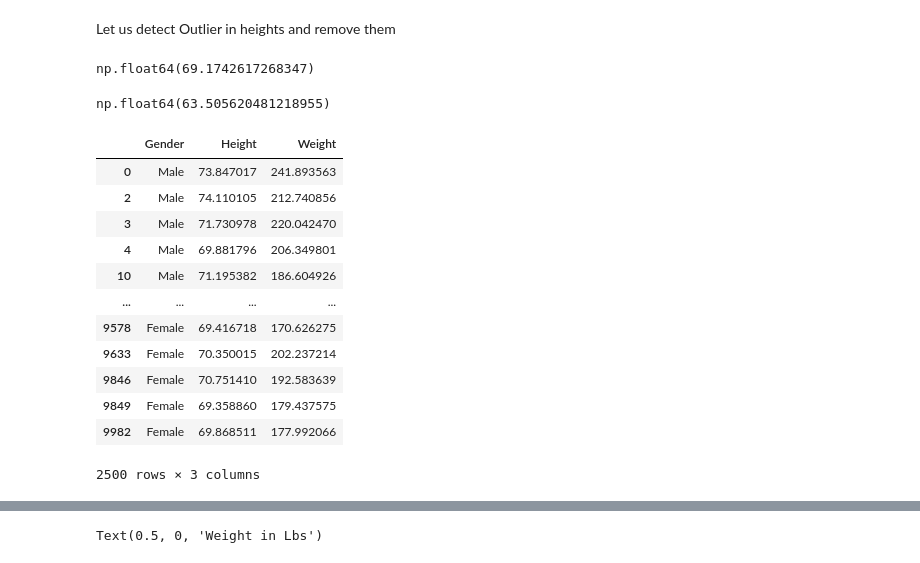
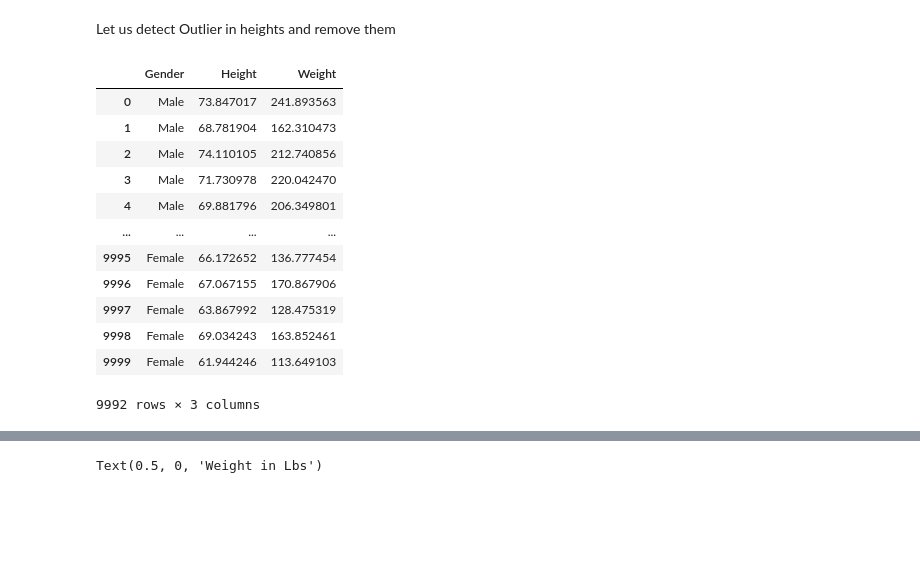
Before and after one commit to Saad-SYEDK/Machine_Learning, a Jupyter notebook: machine_learning.ipynb, the cells around one changed output, grey strips where cells are left out. Drawn from its saved outputs; the diff is of its cells as text; code cells hidden in the pictures; blank space fills up the shorter version.

```diff
--- a/machine_learning.ipynb
+++ b/machine_learning.ipynb
@@ -2502,27 +2502,24 @@ Text(0.5, 0, 'Height in Inches')
 # %% [markdown]
 Let us detect Outlier in heights and remove them
 # %%
-upper_limit, lower_limit = df.Height.quantile(0.75), df.Height.quantile(0.25)
-upper_limit
+q3, q1 = df.Height.quantile(0.75), df.Height.quantile(0.25)
+iqr = q3 - q1
-# %% [output]
-np.float64(69.1742617268347)
 # %%
-lower_limit
+lower_limit, upper_limit = (q1 - 1.5*iqr), (q3 + 1.5*iqr)
-# %% [output]
-np.float64(63.505620481218955)
 # %%
-df[df["Height"] > upper_limit]
+clean_heights = df[(df["Height"] < upper_limit) & (df["Height"] > lower_limit)]
+clean_heights
 # %% [output]
 |  | Gender | Height | Weight |
 | 0 | Male | 73.847017 | 241.893563 |
+| 1 | Male | 68.781904 | 162.310473 |
 | 2 | Male | 74.110105 | 212.740856 |
 | 3 | Male | 71.730978 | 220.042470 |
 | 4 | Male | 69.881796 | 206.349801 |
-| 10 | Male | 71.195382 | 186.604926 |
 | ... | ... | ... | ... |
-| 9578 | Female | 69.416718 | 170.626275 |
-| 9633 | Female | 70.350015 | 202.237214 |
-| 9846 | Female | 70.751410 | 192.583639 |
-| 9849 | Female | 69.358860 | 179.437575 |
-| 9982 | Female | 69.868511 | 177.992066 |
+| 9995 | Female | 66.172652 | 136.777454 |
+| 9996 | Female | 67.067155 | 170.867906 |
+| 9997 | Female | 63.867992 | 128.475319 |
+| 9998 | Female | 69.034243 | 163.852461 |
+| 9999 | Female | 61.944246 | 113.649103 |
-2500 rows × 3 columns
+9992 rows × 3 columns
```
Also changed, not shown: parts of 6 cells of this notebook.
